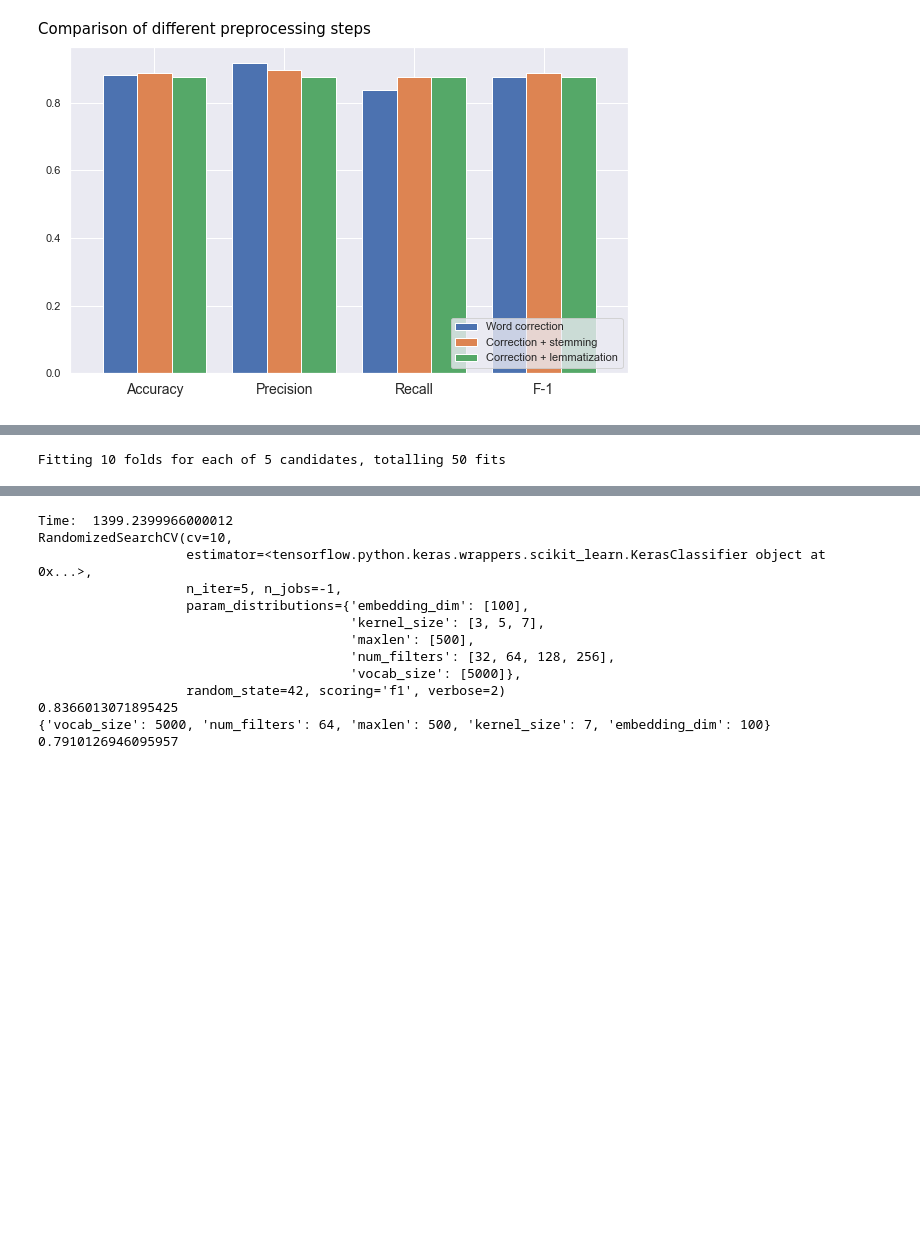
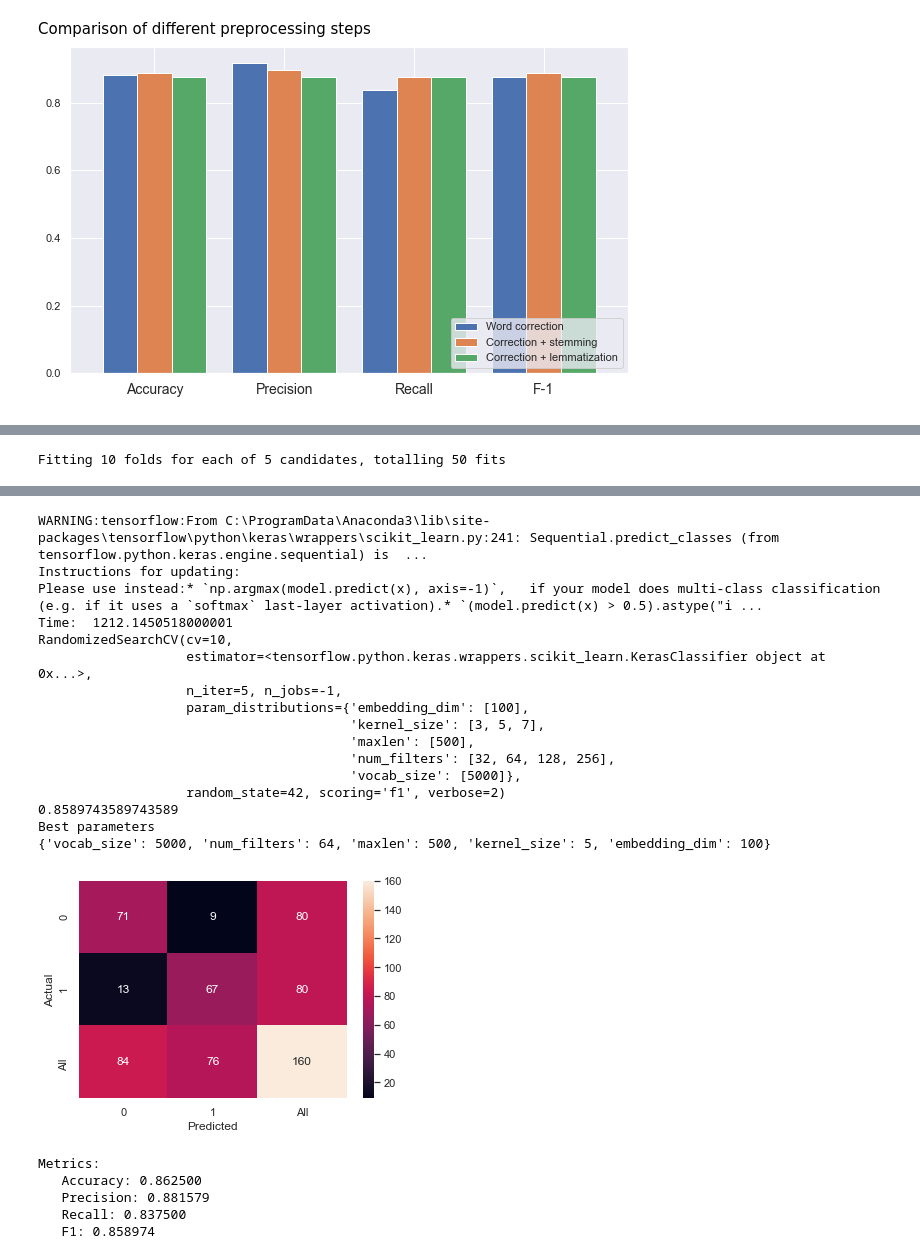
Before and after one commit to beld78/ARM-Paper, a Jupyter notebook: Analysis.ipynb, the cells around one changed output, grey strips where cells are left out. Cells and saved outputs as stored; diff of their text form; code cells hidden in the pictures; blank space fills up the shorter version.

```diff
--- a/Analysis.ipynb
+++ b/Analysis.ipynb
@@ -431,8 +448,6 @@ stop = timeit.default_timer()
 print('Time: ', stop - start)
 print(grid_result)
 print(test_accuracy)
-print(grid_result.best_params_)
-print(grid_result.best_score_)
 # print the best parameters
 print("Best parameters")
 print(grid_result.best_params_)
@@ -441,8 +456,8 @@ print(grid_result.best_params_)
 best_random = grid_result.best_estimator_
 
 # Predict Class
-random_y_pred_cnn = np.concatenate(best_random.predict(x_test_cnn_g))
-cnn_cm, cnn_metrics = getModelInfo(y_test_cnn_g, random_y_pred_cnn)
+random_y_pred_cnn = np.concatenate(best_random.predict(x_test_cnn))
+cnn_cm, cnn_metrics = getModelInfo(y_test_cnn, random_y_pred_cnn)
 # %% [output]
 Fitting 10 folds for each of 5 candidates, totalling 50 fits
 [Parallel(n_jobs=-1)]: Using backend LokyBackend with 8 concurrent workers.
@@ -451,13 +466,22 @@ Fitting 10 folds for each of 5 candidates, totalling 50 fits
-Time:  1399.2399966000012
+WARNING:tensorflow:From C:\ProgramData\Anaconda3\lib\site-packages\tensorflow\python\keras\wrappers\scikit_learn.py:241: Sequential.predict_classes (from tensorflow.python.keras.engine.sequential) is  ...
+Instructions for updating:
+Please use instead:* `np.argmax(model.predict(x), axis=-1)`,   if your model does multi-class classification   (e.g. if it uses a `softmax` last-layer activation).* `(model.predict(x) > 0.5).astype("i ...
+Time:  1212.1450518000001
 RandomizedSearchCV(cv=10,
                    estimator=<tensorflow.python.keras.wrappers.scikit_learn.KerasClassifier object at 0x...>,
                    n_iter=5, n_jobs=-1,
                    param_distributions={'embedding_dim': [100],
                                         'kernel_size': [3, 5, 7],
                                         'maxlen': [500],
                                         'num_filters': [32, 64, 128, 256],
                                         'vocab_size': [5000]},
                    random_state=42, scoring='f1', verbose=2)
-0.8366013071895425
-{'vocab_size': 5000, 'num_filters': 64, 'maxlen': 500, 'kernel_size': 7, 'embedding_dim': 100}
-0.7910126946095957
+0.8589743589743589
+Best parameters
+{'vocab_size': 5000, 'num_filters': 64, 'maxlen': 500, 'kernel_size': 5, 'embedding_dim': 100}
+[figure, added]
+Metrics:
+   Accuracy: 0.862500
+   Precision: 0.881579
+   Recall: 0.837500
+   F1: 0.858974
```
Also changed, not shown: parts of 17 cells of this notebook.
